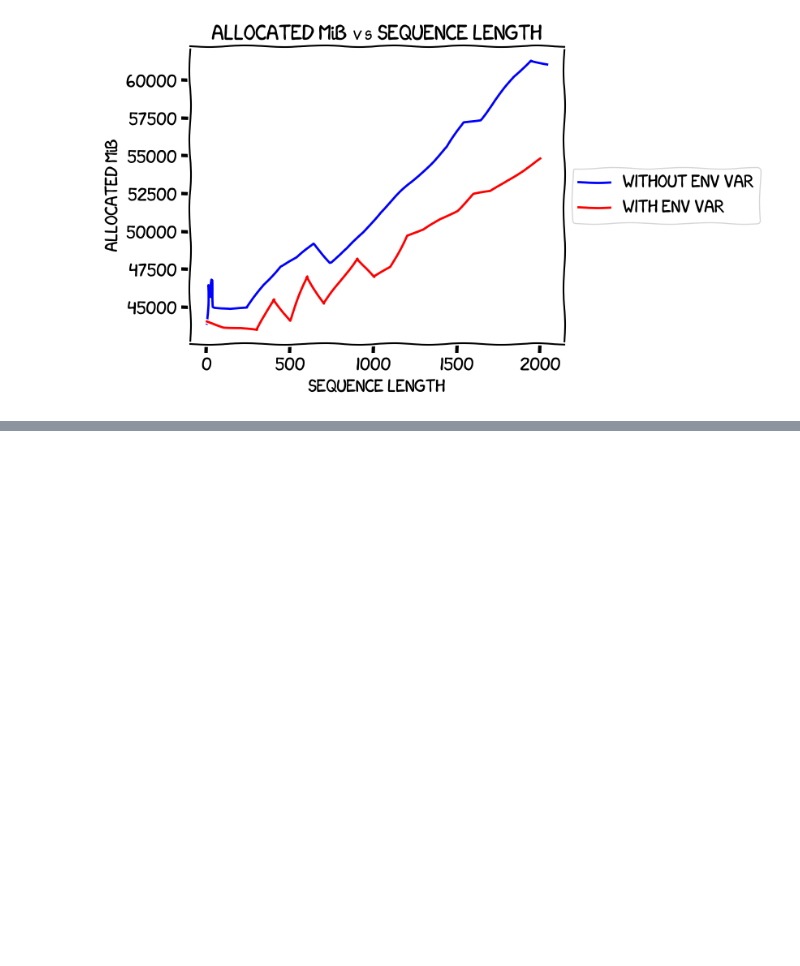
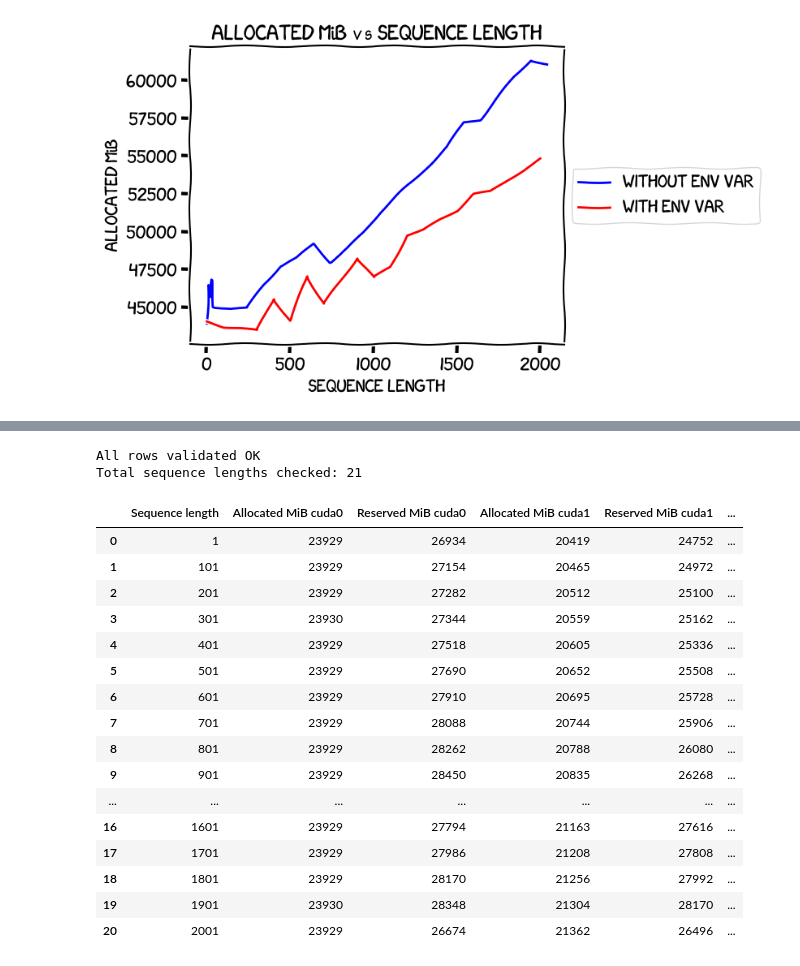
Before and after one commit to gpjt/fine-tune-2024-04, a Jupyter notebook: sequence-length-memory-modeling-8B/charts.ipynb, the cells around one changed output, grey strips where cells are left out. Cells and saved outputs as stored; diff of their text form; code cells hidden in the pictures; blank space fills up the shorter version.

```diff
--- a/sequence-length-memory-modeling-8B/charts.ipynb
+++ b/sequence-length-memory-modeling-8B/charts.ipynb
@@ -366,0 +392,28 @@ plt.show()
+# %%
+validate_gpu_allocation(without_and_optimizer_offload_df)
+# %% [output]
+All rows validated OK
+Total sequence lengths checked: 21
+# %%
+normalized_without_and_optimizer_offload_df = normalize_gpu_data(without_and_optimizer_offload_df)
+
+# Display the first few rows of the normalized DataFrame
+normalized_without_and_optimizer_offload_df.head(24)
+# %% [output]
+|  | Sequence length | Allocated MiB cuda0 | Reserved MiB cuda0 | Allocated MiB cuda1 | Reserved MiB cuda1 | ... |
+| 0 | 1 | 23929 | 26934 | 20419 | 24752 | ... |
+| 1 | 101 | 23929 | 27154 | 20465 | 24972 | ... |
+| 2 | 201 | 23929 | 27282 | 20512 | 25100 | ... |
+| 3 | 301 | 23930 | 27344 | 20559 | 25162 | ... |
+| 4 | 401 | 23929 | 27518 | 20605 | 25336 | ... |
+| 5 | 501 | 23929 | 27690 | 20652 | 25508 | ... |
+| 6 | 601 | 23929 | 27910 | 20695 | 25728 | ... |
+| 7 | 701 | 23929 | 28088 | 20744 | 25906 | ... |
+| 8 | 801 | 23929 | 28262 | 20788 | 26080 | ... |
+| 9 | 901 | 23929 | 28450 | 20835 | 26268 | ... |
+| ... | ... | ... | ... | ... | ... | ... |
+| 16 | 1601 | 23929 | 27794 | 21163 | 27616 | ... |
+| 17 | 1701 | 23929 | 27986 | 21208 | 27808 | ... |
+| 18 | 1801 | 23929 | 28170 | 21256 | 27992 | ... |
+| 19 | 1901 | 23930 | 28348 | 21304 | 28170 | ... |
+| 20 | 2001 | 23929 | 26674 | 21362 | 26496 | ... |
```
Also changed, not shown: parts of 3 cells of this notebook.
